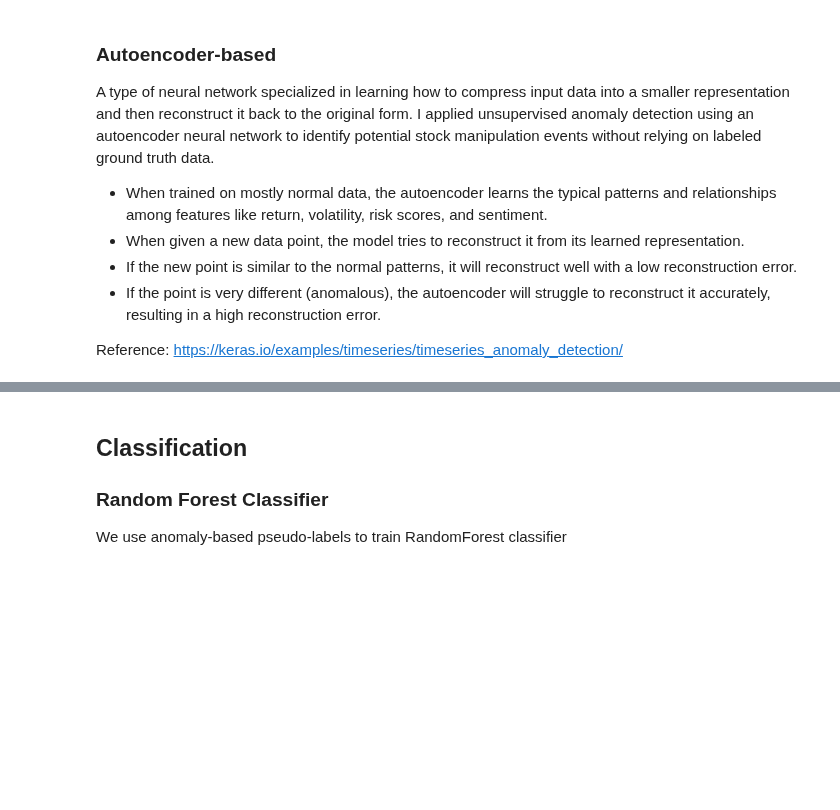
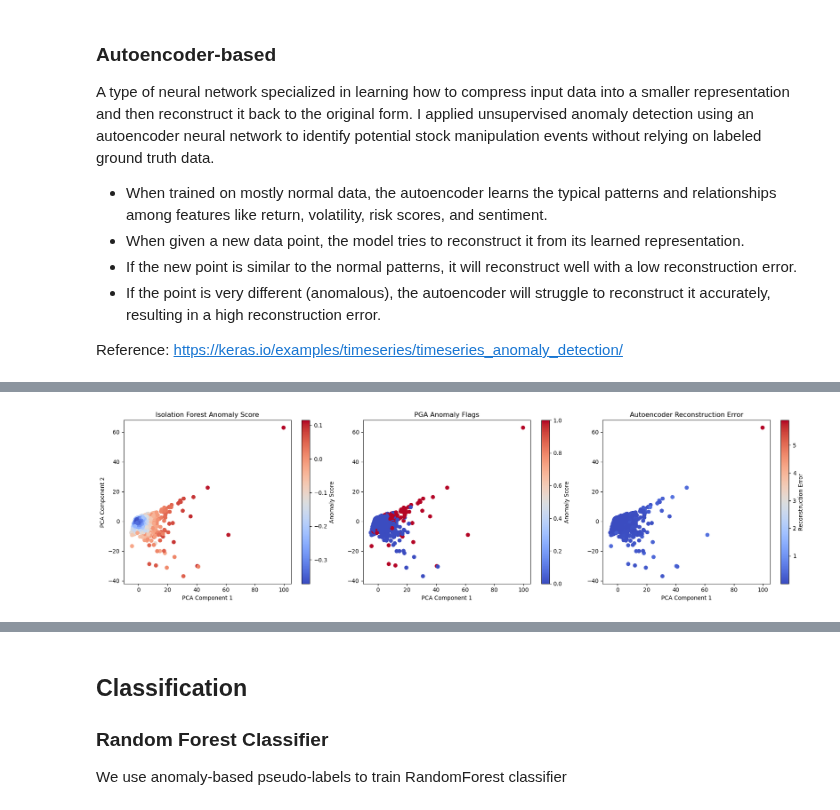
Before and after one commit to ansh2607/capstone2025-aggarwal-StockMarketManipulationDetection, a Jupyter notebook: model_building.ipynb, the cells around one changed output, grey strips where cells are left out. Drawn from its saved outputs; the diff is of its cells as text; code cells hidden in the pictures; blank space fills up the shorter version.

```diff
--- a/model_building.ipynb
+++ b/model_building.ipynb
@@ -105,0 +296,33 @@ print(top_anomalies[['Date', 'stock', 'autoencoder_error', 'iso_anomaly_score']]
+# %%
+plt.figure(figsize=(18, 5))
+
+# 1. Isolation Forest Scores
+plt.subplot(1, 3, 1)
+scatter = plt.scatter(df_vis['pca_1'], df_vis['pca_2'], c=df_vis['iso_anomaly_score'], cmap='coolwarm', s=40)
+plt.colorbar(scatter, label="Anomaly Score")
+plt.title("Isolation Forest Anomaly Score")
+plt.xlabel("PCA Component 1")
+plt.ylabel("PCA Component 2")
+
+# 3. PGA Anomalies
+plt.subplot(1, 3, 2)
+scatter = plt.scatter(df_vis['pca_1'], df_vis['pca_2'], c=df_vis['pga_anomaly'], cmap='coolwarm', s=40)
+plt.colorbar(scatter, label="Anomaly Score")
+# sns.scatterplot(data=df_vis, x='pca_1', y='pca_2', hue='pga_anomaly', palette='Set1', s=40)
+plt.title("PGA Anomaly Flags")
+plt.xlabel("PCA Component 1")
+plt.ylabel("")
+# plt.legend(title="Anomaly", loc='upper right')
+
+# 2. Autoencoder Errors
+plt.subplot(1, 3, 3)
+scatter = plt.scatter(df_vis['pca_1'], df_vis['pca_2'], c=df_vis['autoencoder_error'], cmap='coolwarm', s=40)
+plt.colorbar(scatter, label="Reconstruction Error")
+plt.title("Autoencoder Reconstruction Error")
+plt.xlabel("PCA Component 1")
+plt.ylabel("")
+
+plt.tight_layout()
+plt.show()
+# %% [output]
+[figure, added]
```
Also changed, not shown: parts of 24 cells of this notebook, 5 other files.
